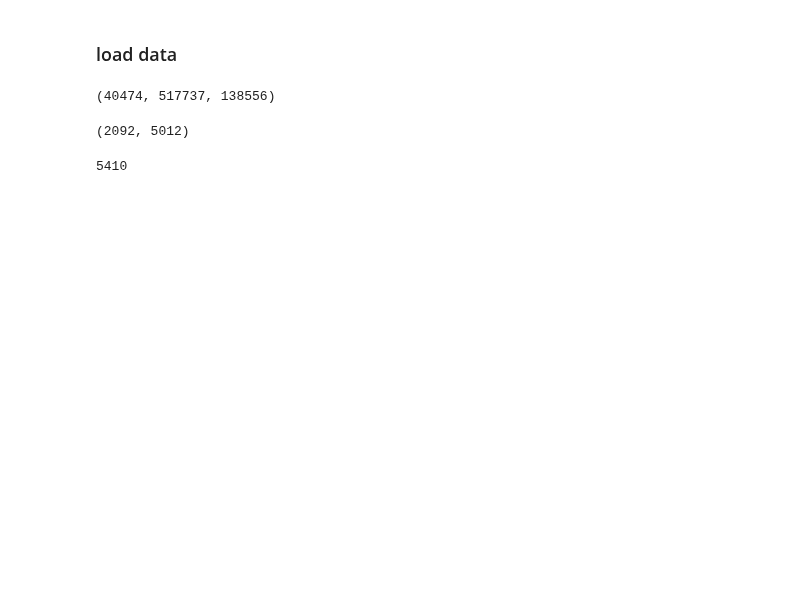
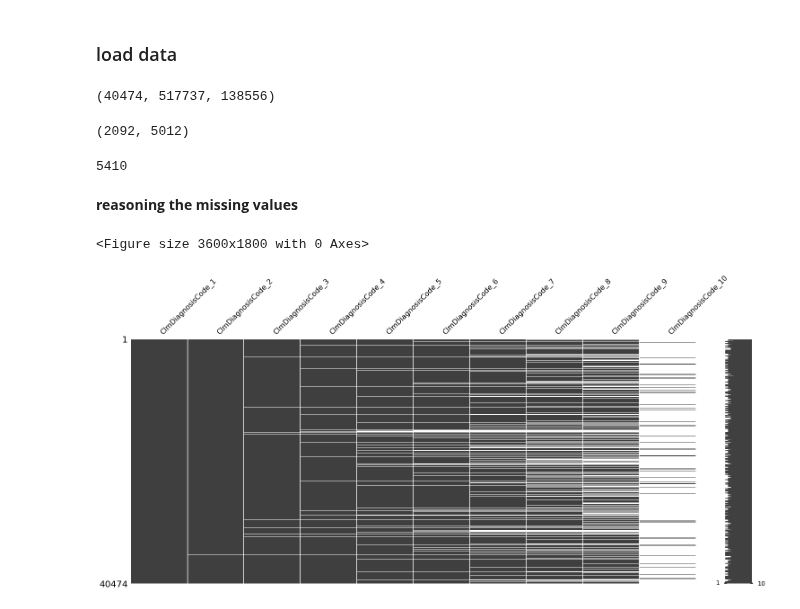
Before and after one commit to ashen007/MedicalCostPrediction-insurance_fraudDetection, a Jupyter notebook: notebooks/data quality/missing values.ipynb, the cells around one changed output. Saved outputs shown, nothing was run; the diff lists cells and outputs as text; code cells hidden in the pictures; blank space fills up the shorter version.

Commit message:
missing values in categorical variables

```diff
--- a/notebooks/data quality/missing values.ipynb
+++ b/notebooks/data quality/missing values.ipynb
@@ -11,4 +11,8 @@ from scripts import sanity_check
 inpatient_data = pd.read_csv('../../data/Train_Inpatientdata-1542865627584.csv')
 outpatient_data = pd.read_csv('../../data/Train_Outpatientdata-1542865627584.csv')
 beneficiary_data = pd.read_csv('../../data/Train_Beneficiarydata-1542865627584.csv')
+# %%
+checker_in = sanity_check.SanityCheck(inpatient_data)
+checker_out = sanity_check.SanityCheck(outpatient_data)
+checker_ben = sanity_check.SanityCheck(beneficiary_data)
 # %%
@@ -23,3 +27,20 @@ inpatient_data['Provider'].nunique(), outpatient_data['Provider'].nunique()
 len(set(inpatient_data['Provider'].values).union(set(outpatient_data['Provider'].values)))
 # %% [output]
 5410
+# %% [markdown]
+**reasoning the missing values**
+# %%
+checker_in.render_missing_matrix(['ClmDiagnosisCode_1',
+                                  'ClmDiagnosisCode_2',
+                                  'ClmDiagnosisCode_3',
+                                  'ClmDiagnosisCode_4',
+                                  'ClmDiagnosisCode_5',
+                                  'ClmDiagnosisCode_6',
+                                  'ClmDiagnosisCode_7',
+                                  'ClmDiagnosisCode_8',
+                                  'ClmDiagnosisCode_9',
+                                  'ClmDiagnosisCode_10',
+                                  ])
+# %% [output]
+<Figure size 3600x1800 with 0 Axes>
+[figure, added]
```
Also changed, not shown: parts of 7 cells of this notebook, 1 other file.
